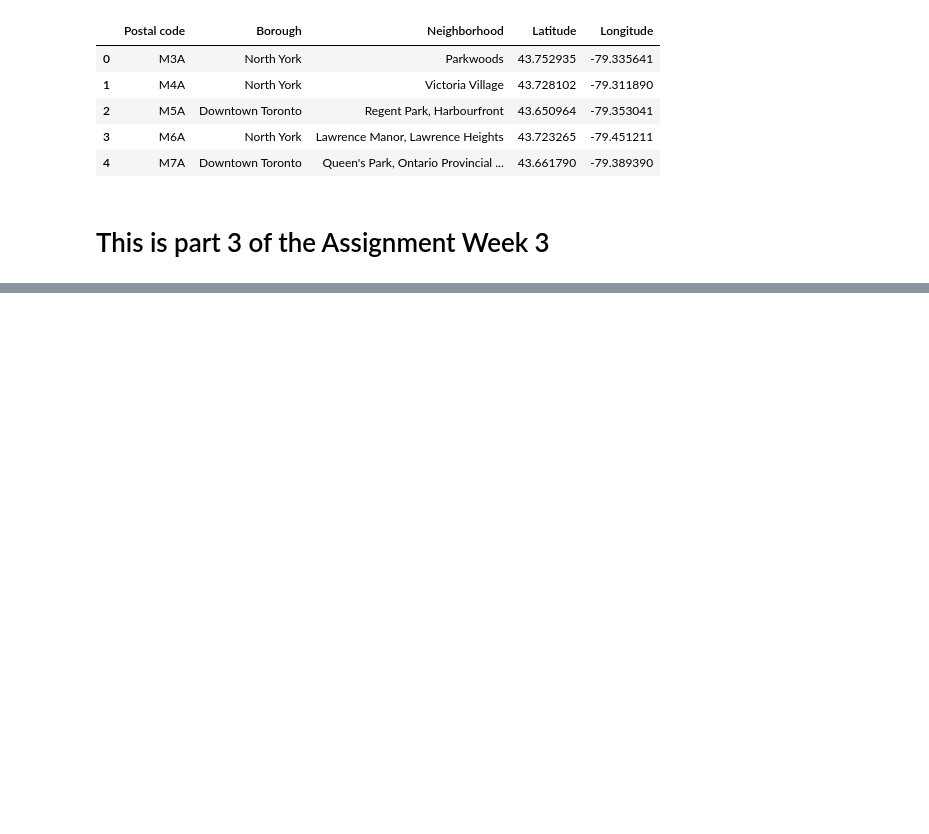
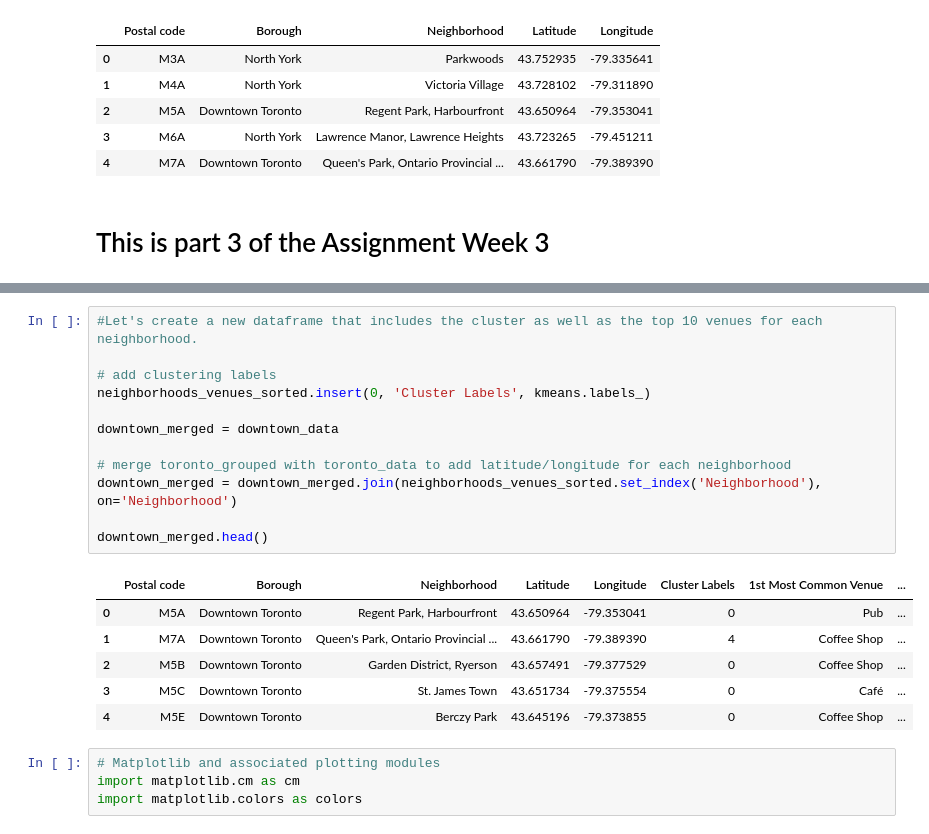
Before and after one commit to AnMarsch/Coursera_Capstone, a Jupyter notebook: Capstone Project Week 3.ipynb, the cells around one changed output, grey strips where cells are left out. Drawn from its saved outputs; the diff is of its cells as text; blank space fills up the shorter version.

```diff
--- a/Capstone Project Week 3.ipynb
+++ b/Capstone Project Week 3.ipynb
@@ -235,0 +703,23 @@ tab_coord.head(5)
+# %%
+#Let's create a new dataframe that includes the cluster as well as the top 10 venues for each neighborhood.
+
+# add clustering labels
+neighborhoods_venues_sorted.insert(0, 'Cluster Labels', kmeans.labels_)
+
+downtown_merged = downtown_data
+
+# merge toronto_grouped with toronto_data to add latitude/longitude for each neighborhood
+downtown_merged = downtown_merged.join(neighborhoods_venues_sorted.set_index('Neighborhood'), on='Neighborhood')
+
+downtown_merged.head()
+# %% [output]
+|  | Postal code | Borough | Neighborhood | Latitude | Longitude | Cluster Labels | 1st Most Common Venue | ... |
+| 0 | M5A | Downtown Toronto | Regent Park, Harbourfront | 43.650964 | -79.353041 | 0 | Pub | ... |
+| 1 | M7A | Downtown Toronto | Queen's Park, Ontario Provincial ... | 43.661790 | -79.389390 | 4 | Coffee Shop | ... |
+| 2 | M5B | Downtown Toronto | Garden District, Ryerson | 43.657491 | -79.377529 | 0 | Coffee Shop | ... |
+| 3 | M5C | Downtown Toronto | St. James Town | 43.651734 | -79.375554 | 0 | Café | ... |
+| 4 | M5E | Downtown Toronto | Berczy Park | 43.645196 | -79.373855 | 0 | Coffee Shop | ... |
+# %%
+# Matplotlib and associated plotting modules
+import matplotlib.cm as cm
+import matplotlib.colors as colors
```
Also changed, not shown: parts of 46 cells of this notebook.
